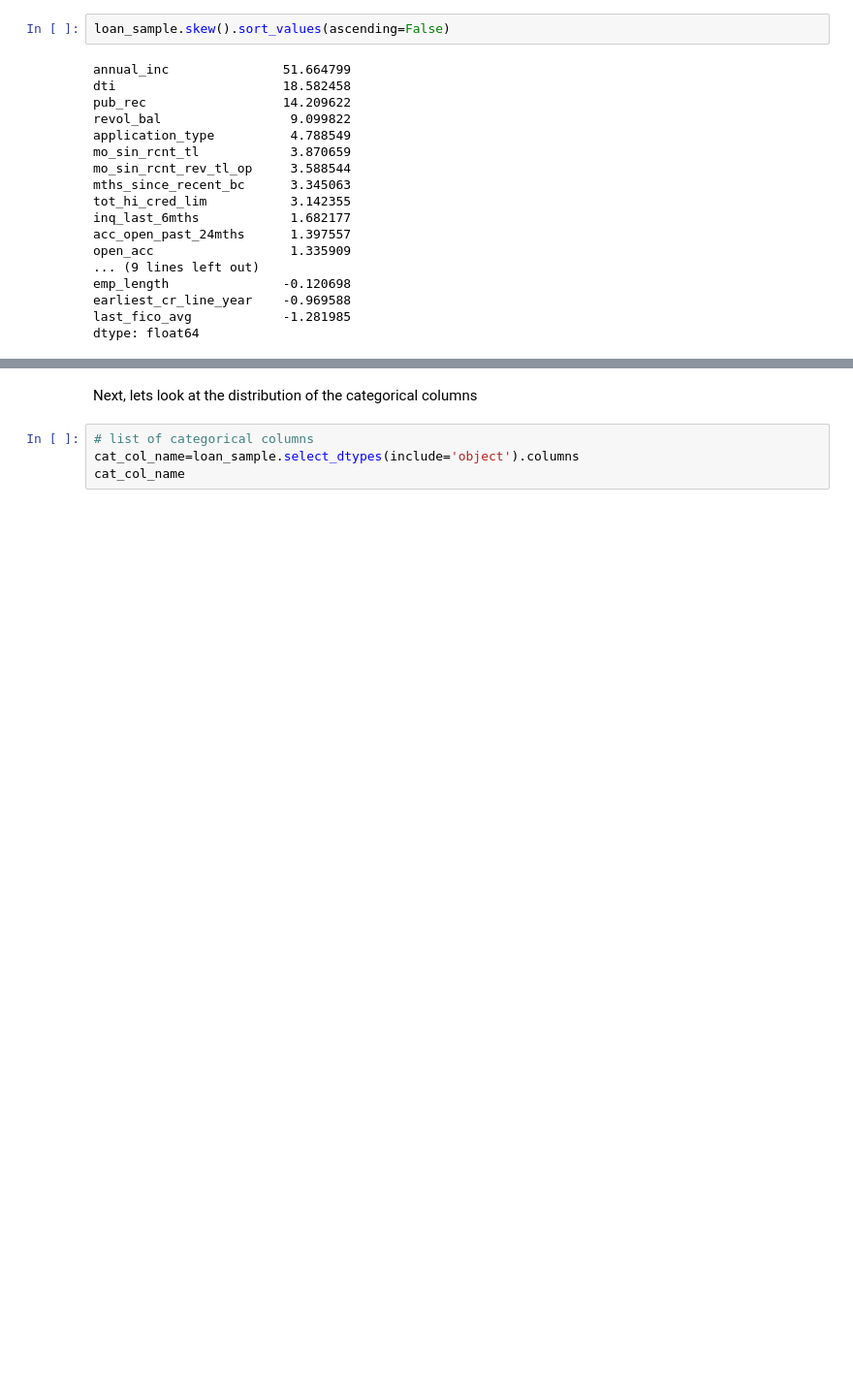
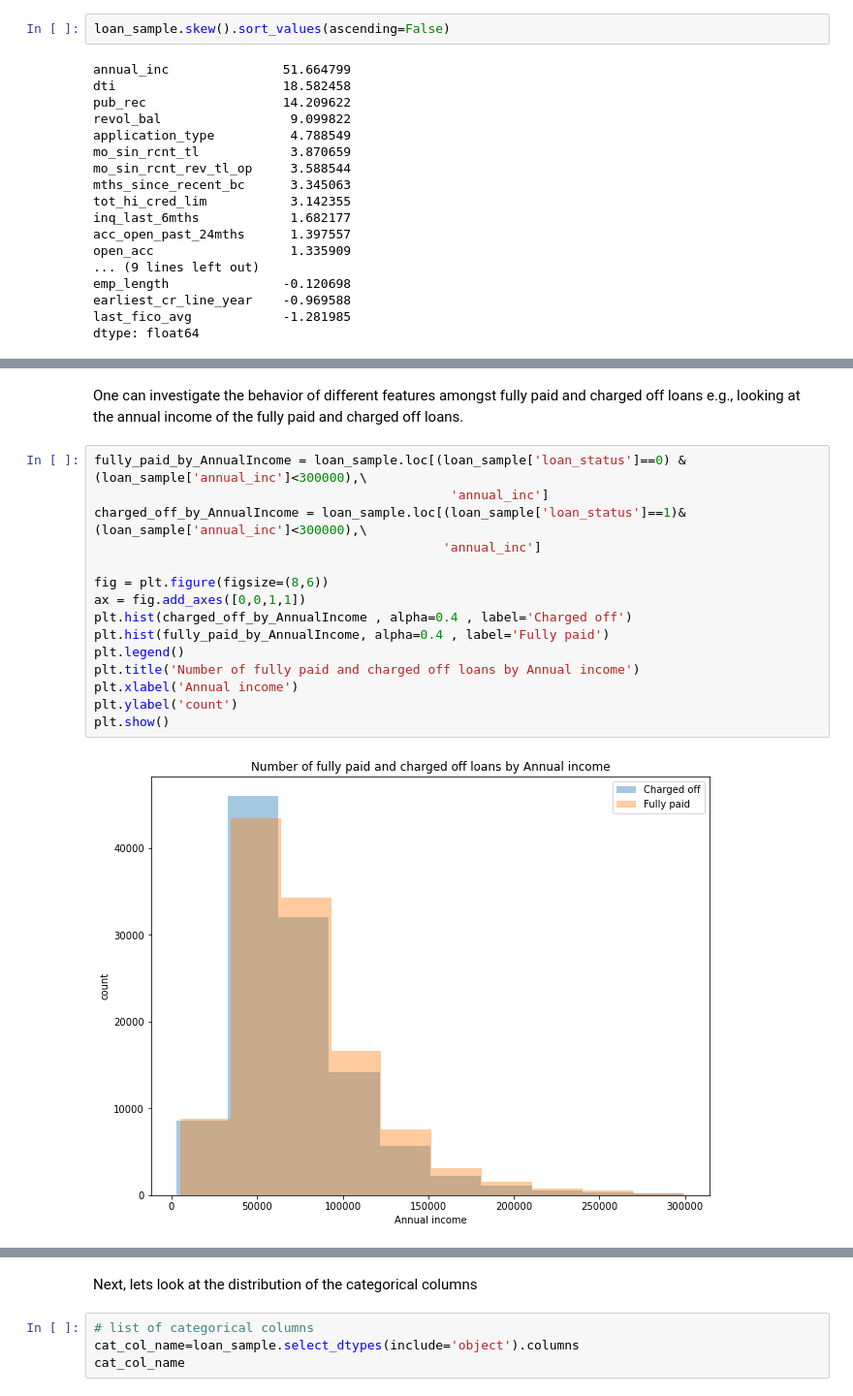
Before and after one commit to hsalahi23/Loan-application-predictor, a Jupyter notebook: Notebook2.ipynb, the cells around one changed output, grey strips where cells are left out. Shown at 97% size. Saved outputs shown, nothing was run; the diff lists cells and outputs as text; blank space fills up the shorter version.

```diff
--- a/Notebook2.ipynb
+++ b/Notebook2.ipynb
@@ -115,0 +224,19 @@ The issue with right skew should not create any problem as we will use MinMaxSca
+# %% [markdown]
+One can investigate the behavior of different features amongst fully paid and charged off loans e.g., looking at the annual income of the fully paid and charged off loans.
+# %%
+fully_paid_by_AnnualIncome = loan_sample.loc[(loan_sample['loan_status']==0) &(loan_sample['annual_inc']<300000),\
+                                               'annual_inc']
+charged_off_by_AnnualIncome = loan_sample.loc[(loan_sample['loan_status']==1)&(loan_sample['annual_inc']<300000),\
+                                              'annual_inc']
+
+fig = plt.figure(figsize=(8,6))
+ax = fig.add_axes([0,0,1,1])
+plt.hist(charged_off_by_AnnualIncome , alpha=0.4 , label='Charged off')
+plt.hist(fully_paid_by_AnnualIncome, alpha=0.4 , label='Fully paid')
+plt.legend()
+plt.title('Number of fully paid and charged off loans by Annual income')
+plt.xlabel('Annual income')
+plt.ylabel('count')
+plt.show()
+# %% [output]
+[figure, added]
```
Also changed, not shown: parts of 55 cells of this notebook, 1 other file.
